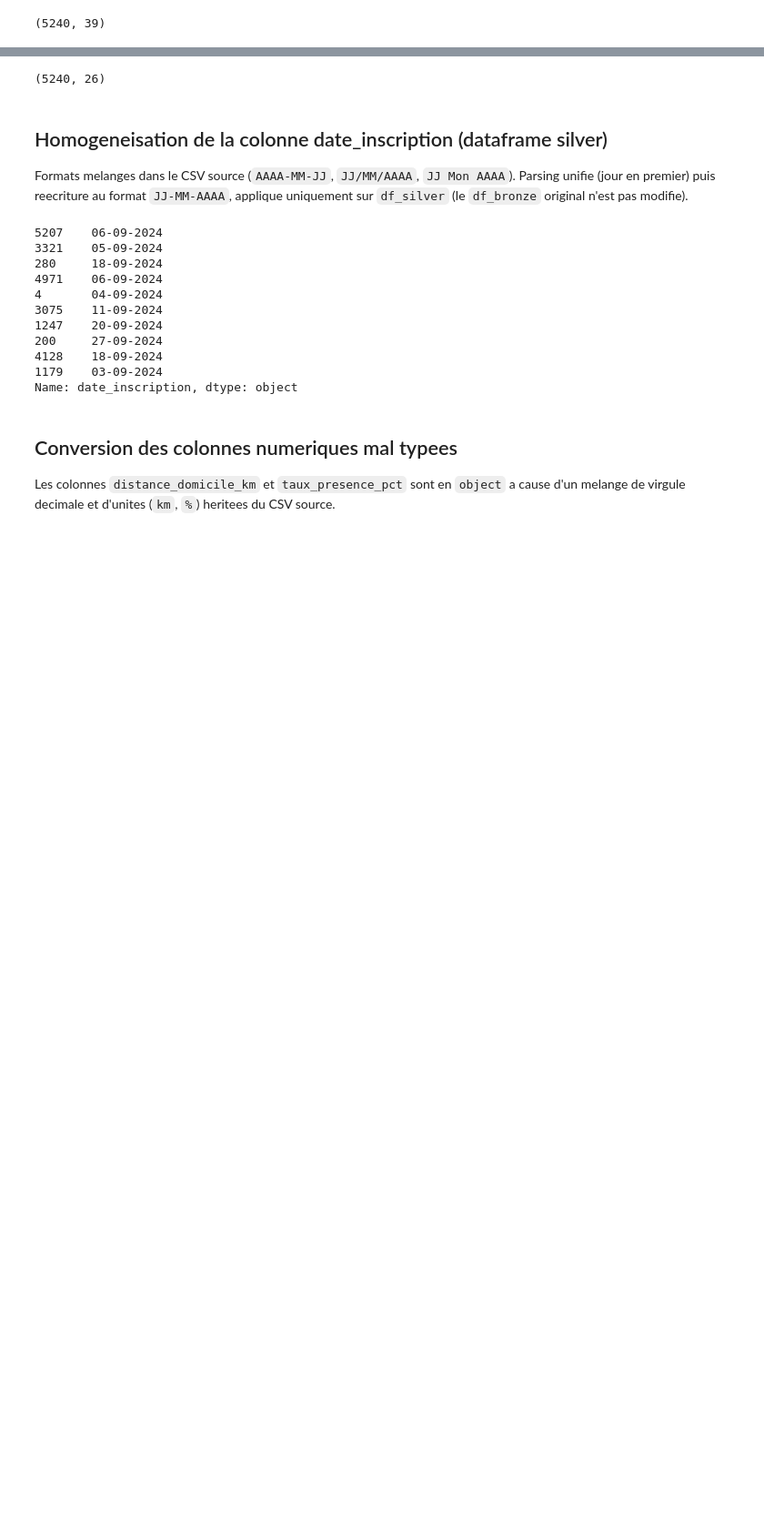
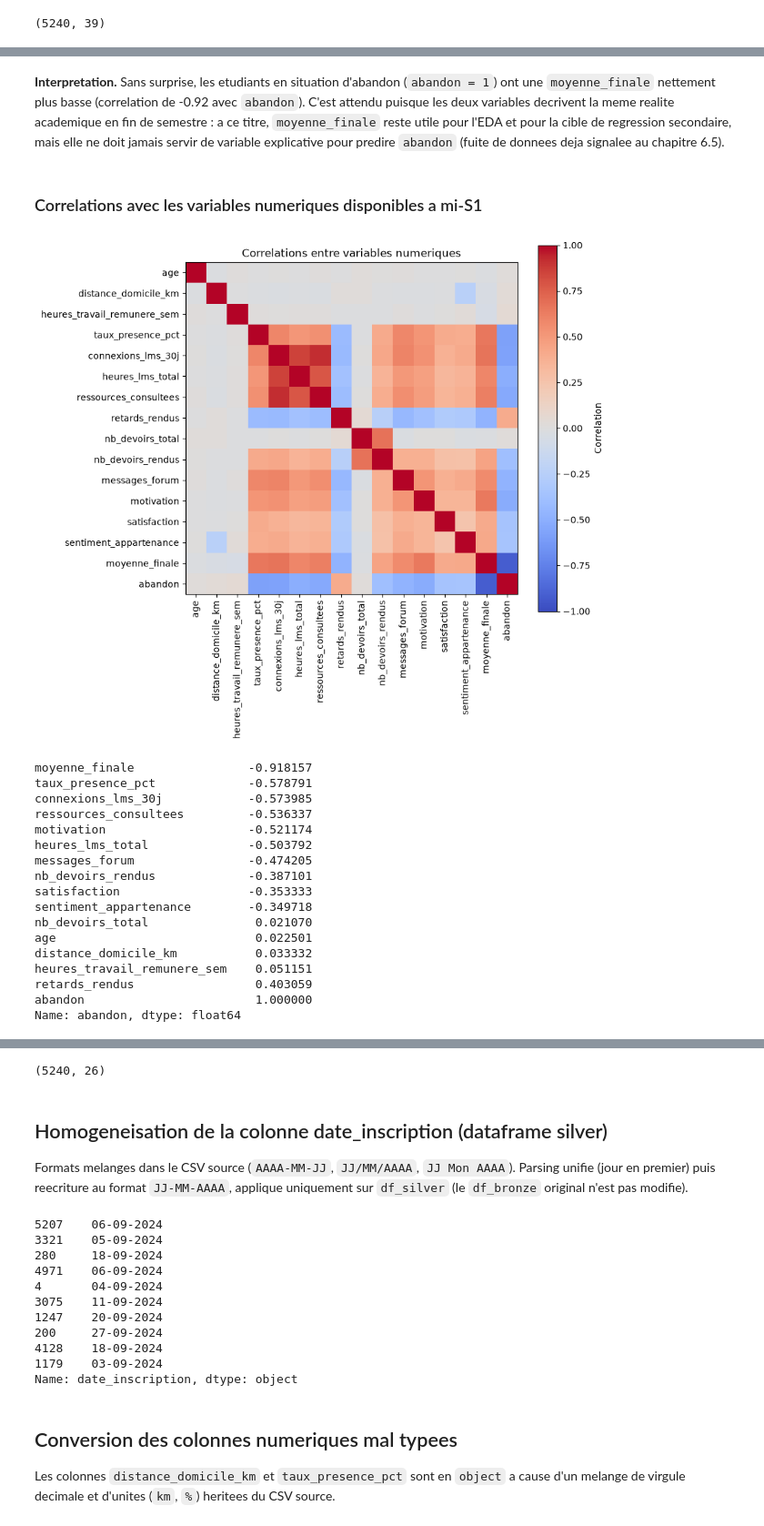
Before and after one commit to marc-proxiel/ProjetDecrochage, a Jupyter notebook: EtudeDecrochageMVA.ipynb, the cells around one changed output, grey strips where cells are left out. Shown at 91% size. Saved outputs shown, nothing was run; the diff lists cells and outputs as text; code cells hidden in the pictures; blank space fills up the shorter version.

```diff
--- a/EtudeDecrochageMVA.ipynb
+++ b/EtudeDecrochageMVA.ipynb
@@ -270,0 +342,44 @@ df_bronze.shape
+# %% [markdown]
+**Interpretation.** Sans surprise, les etudiants en situation d'abandon (`abandon = 1`) ont une `moyenne_finale` nettement plus basse (correlation de -0.92 avec `abandon`). C'est attendu puisque les deux variables decrivent la meme realite academique en fin de semestre : a ce titre, `moyenne_finale` reste utile pour l'EDA et pour la cible de regression secondaire, mais elle ne doit jamais servir de variable explicative pour predire `abandon` (fuite de donnees deja signalee au chapitre 6.5).
+# %% [markdown]
+### Correlations avec les variables numeriques disponibles a mi-S1
+# %%
+numeric_cols = [
+    "age", "distance_domicile_km", "heures_travail_remunere_sem", "taux_presence_pct",
+    "connexions_lms_30j", "heures_lms_total", "ressources_consultees", "retards_rendus",
+    "nb_devoirs_total", "nb_devoirs_rendus", "messages_forum", "motivation", "satisfaction",
+    "sentiment_appartenance", "moyenne_finale", "abandon",
+]
+corr = df_eda[numeric_cols].corr()
+
+fig, ax = plt.subplots(figsize=(9, 8))
+im = ax.imshow(corr, vmin=-1, vmax=1, cmap="coolwarm")
+ax.set_xticks(range(len(numeric_cols)))
+ax.set_xticklabels(numeric_cols, rotation=90)
+ax.set_yticks(range(len(numeric_cols)))
+ax.set_yticklabels(numeric_cols)
+fig.colorbar(im, ax=ax, label="Correlation")
+ax.set_title("Correlations entre variables numeriques")
+plt.tight_layout()
+plt.show()
+
+corr["abandon"].sort_values()
+# %% [output]
+[figure, added]
+moyenne_finale                -0.918157
+taux_presence_pct             -0.578791
+connexions_lms_30j            -0.573985
+ressources_consultees         -0.536337
+motivation                    -0.521174
+heures_lms_total              -0.503792
+messages_forum                -0.474205
+nb_devoirs_rendus             -0.387101
+satisfaction                  -0.353333
+sentiment_appartenance        -0.349718
+nb_devoirs_total               0.021070
+age                            0.022501
+distance_domicile_km           0.033332
+heures_travail_remunere_sem    0.051151
+retards_rendus                 0.403059
+abandon                        1.000000
+Name: abandon, dtype: float64
```
Also changed, not shown: parts of 65 cells of this notebook, 28 other files.
